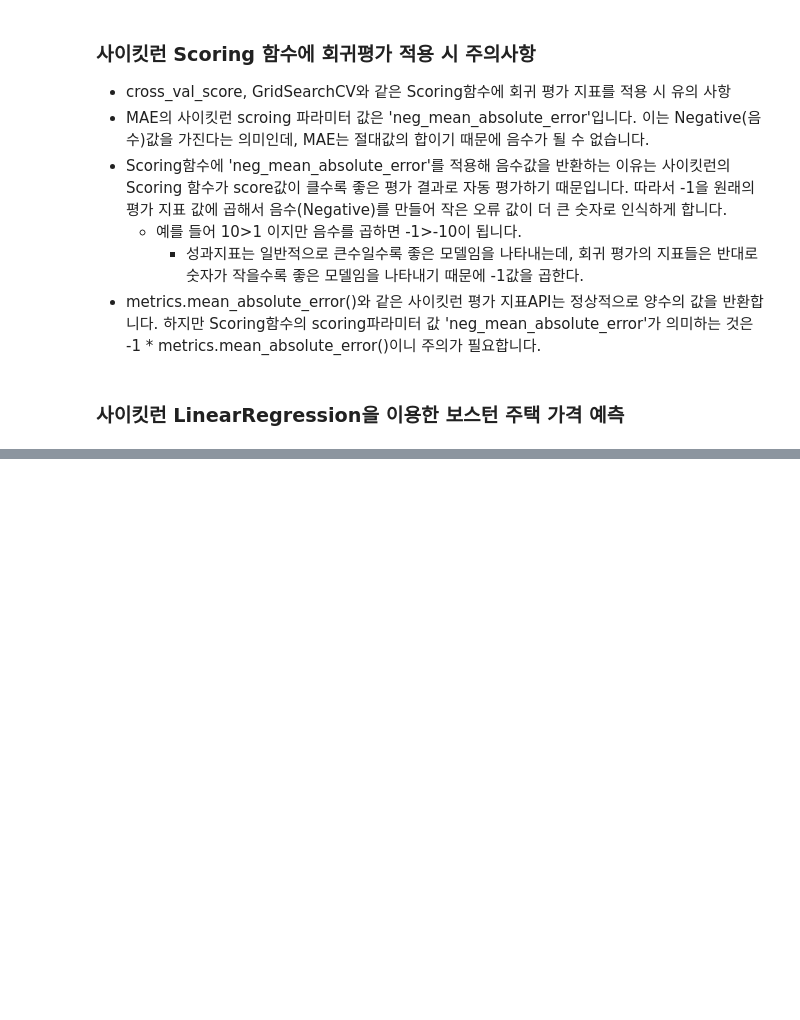
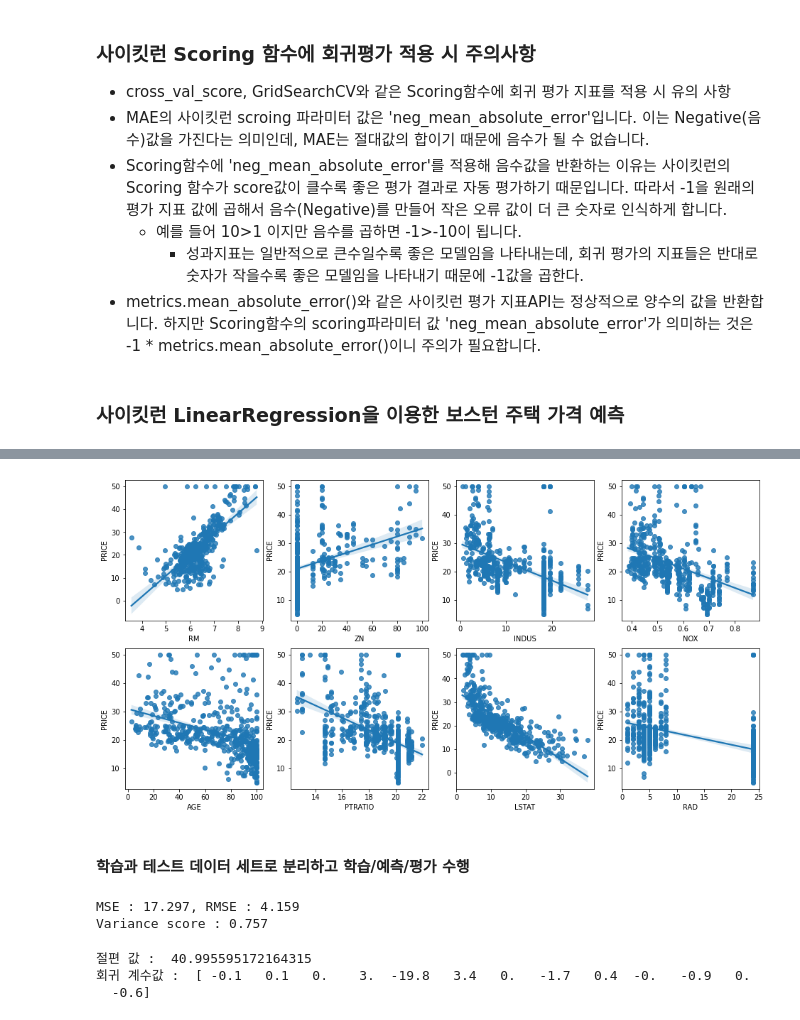
Before and after one commit to 201411096/study_AI, a Jupyter notebook: lectures/2_파이썬 머신러닝 완벽 가이드/5_회귀(Regression)/2_Gradient Descent, LinearModel, Polynomial, Regularized model.ipynb, the cells around one changed output, grey strips where cells are left out. Cells and saved outputs as stored; diff of their text form; code cells hidden in the pictures; blank space fills up the shorter version.

Commit message:
linear regression을 이용한 보스턴 주택가격 예측

```diff
--- a/lectures/2_파이썬 머신러닝 완벽 가이드/5_회귀(Regression)/2_Gradient Descent, LinearModel, Polynomial, Regularized model.ipynb
+++ b/lectures/2_파이썬 머신러닝 완벽 가이드/5_회귀(Regression)/2_Gradient Descent, LinearModel, Polynomial, Regularized model.ipynb
@@ -182,3 +182,24 @@ Stochastic Gradient Descent Total Cost : 90.5195
 * metrics.mean_absolute_error()와 같은 사이킷런 평가 지표API는 정상적으로 양수의 값을 반환합니다. 하지만 Scoring함수의 scoring파라미터 값 'neg_mean_absolute_error'가 의미하는 것은 -1 * metrics.mean_absolute_error()이니 주의가 필요합니다.
 # %% [markdown]
 ### 사이킷런 LinearRegression을 이용한 보스턴 주택 가격 예측
+# %%
+import numpy as np
+import matplotlib.pyplot as plt
+import pandas as pd
+import seaborn as sns
+from scipy import stats
+from sklearn.datasets import load_boston
+%matplotlib inline
+
+# boston 데이터셋 로드
+boston = load_boston()
+
+# boston 데이터셋 DataFrame 변환
+bostonDF = pd.DataFrame(boston.data, columns=boston.feature_names)
+
+# boston dataset의 target array는 주택 가격임. 이를 PRICE 컬럼으로 DataFrame에 추가함.
+bostonDF['PRICE'] = boston.target
+
+print('Boston 데이터셋 크기 : ', bostonDF.shape)
+
+bostonDF.head()
@@ -184,0 +232,43 @@ Stochastic Gradient Descent Total Cost : 90.5195
+# %%
+# 2개의 행과 4개의 열을 가진 subplots를 이용, axs는 4*2개의 ax를 가짐
+fig, axs = plt.subplots(figsize=(16, 8), ncols=4, nrows=2 )
+lm_features = ['RM', 'ZN', 'INDUS', 'NOX', 'AGE', 'PTRATIO', 'LSTAT', 'RAD']
+for i, feature in enumerate(lm_features):
+    row = int(i/4)
+    col = i%4
+    # 사본의 regplot을 이용해 산점도와 선형 회귀 직선을 함께 표현
+    sns.regplot(x=feature, y='PRICE', data=bostonDF, ax=axs[row][col])
+# %% [output]
+[figure, added]
+# %% [markdown]
+#### 학습과 테스트 데이터 세트로 분리하고 학습/예측/평가 수행
+# %%
+from sklearn.model_selection import train_test_split
+from sklearn.linear_model import LinearRegression
+from sklearn.metrics import mean_squared_error, r2_score
+
+y_target = bostonDF['PRICE']
+X_data = bostonDF.drop(['PRICE'], axis=1, inplace=False)
+
+X_train, X_test, y_train, y_test = train_test_split(X_data, y_target, test_size=0.3, random_state=156)
+
+# Linear Regression OLS로 학습/예측/평가 수행.
+lr = LinearRegression()
+lr.fit(X_train, y_train)
+
+y_preds = lr.predict(X_test)
+mse = mean_squared_error(y_test, y_preds)
+rmse = np.sqrt(mse)
+
+print('MSE : {0:.3f}, RMSE : {1:.3f}'.format(mse, rmse))
+print('Variance score : {0:.3f}'.format(r2_score(y_test, y_preds)))
+# %% [output]
+MSE : 17.297, RMSE : 4.159
+Variance score : 0.757
+# %%
+print('절편 값 : ', lr.intercept_)
+print('회귀 계수값 : ', np.round(lr.coef_, 1))
+# %% [output]
+절편 값 :  40.995595172164315
+회귀 계수값 :  [ -0.1   0.1   0.    3.  -19.8   3.4   0.   -1.7   0.4  -0.   -0.9   0.
+  -0.6]
```
Also changed, not shown: parts of 4 cells of this notebook.
